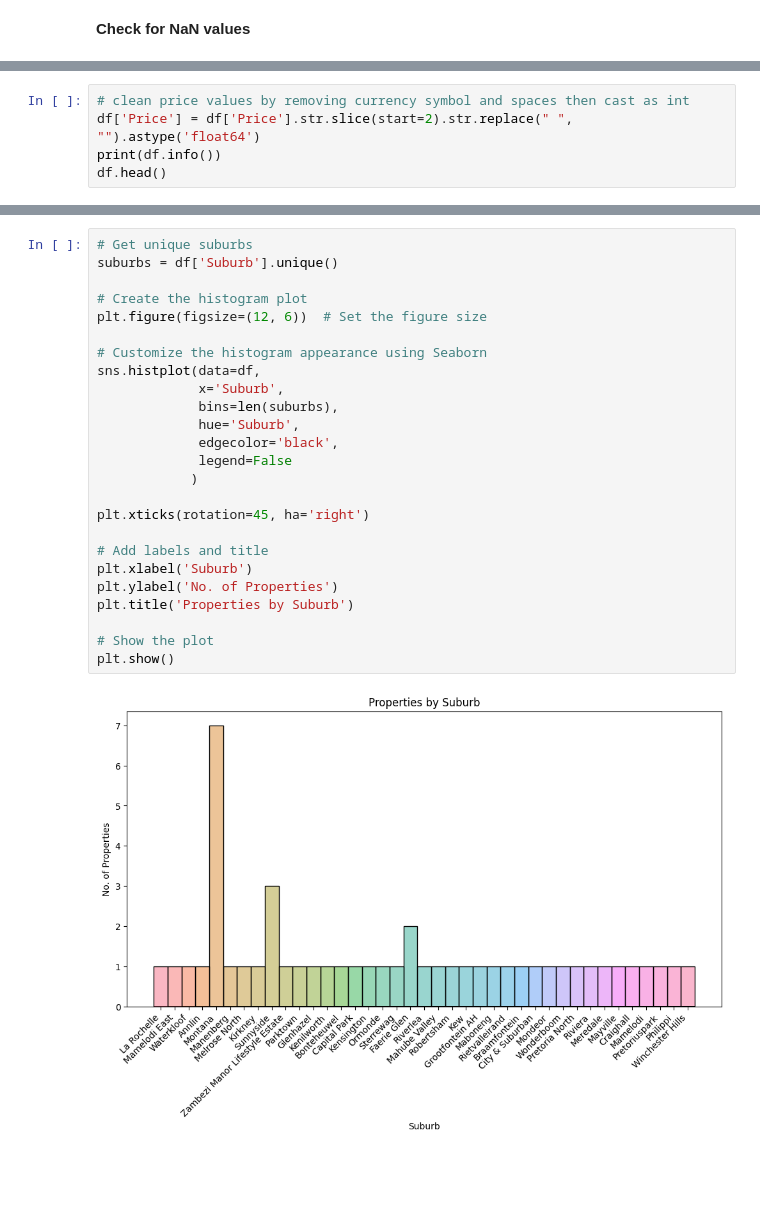
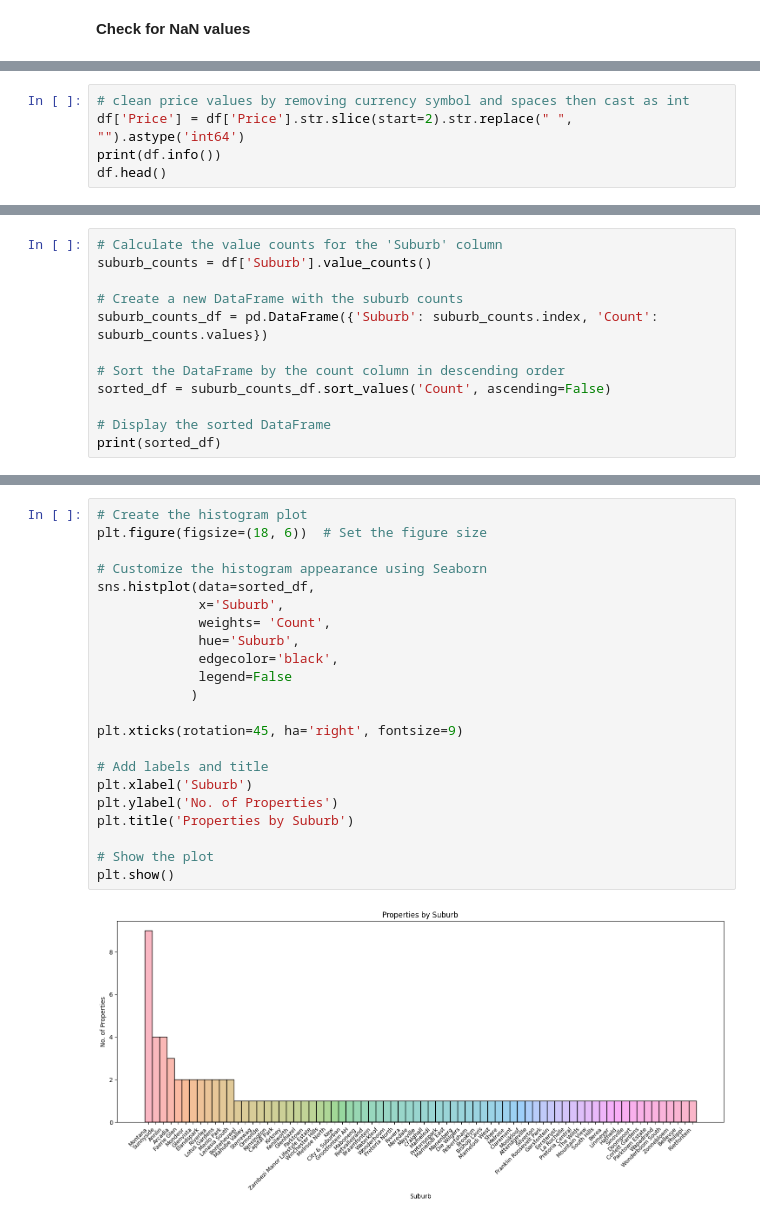
Before and after one commit to CoenMeintjes/PropScout, a Jupyter notebook: notebook.ipynb, the cells around one changed output, grey strips where cells are left out. Drawn from its saved outputs; the diff is of its cells as text; blank space fills up the shorter version.

Commit message:
Modified the suburb histogram to plot descending

```diff
--- a/notebook.ipynb
+++ b/notebook.ipynb
@@ -146,7 +142,7 @@ See the caveats in the documentation: https://pandas.pydata.org/pandas-docs/stab
 | 112637405 | R 829 000 | 2 Bedroom Apartment / flat for sa... | Apartment / Flat | 2.0 | 2.0 |
 # %%
 # clean price values by removing currency symbol and spaces then cast as int
-df['Price'] = df['Price'].str.slice(start=2).str.replace(" ", "").astype('float64')
+df['Price'] = df['Price'].str.slice(start=2).str.replace(" ", "").astype('int64')
 print(df.info())
 df.head()
 # %% [output]
@@ -241,0 +214,12 @@ Name: count, dtype: int64
+# %%
+# Calculate the value counts for the 'Suburb' column
+suburb_counts = df['Suburb'].value_counts()
+
+# Create a new DataFrame with the suburb counts
+suburb_counts_df = pd.DataFrame({'Suburb': suburb_counts.index, 'Count': suburb_counts.values})
+
+# Sort the DataFrame by the count column in descending order
+sorted_df = suburb_counts_df.sort_values('Count', ascending=False)
+
+# Display the sorted DataFrame
+print(sorted_df)
@@ -242,27 +241,24 @@ Name: count, dtype: int64
 # %%
-# Get unique suburbs
-suburbs = df['Suburb'].unique()
-
 # Create the histogram plot
-plt.figure(figsize=(12, 6))  # Set the figure size
+plt.figure(figsize=(18, 6))  # Set the figure size
 
 # Customize the histogram appearance using Seaborn
-sns.histplot(data=df,
+sns.histplot(data=sorted_df,
              x='Suburb',
-             bins=len(suburbs),
+             weights= 'Count',
              hue='Suburb',
              edgecolor='black',
              legend=False
             )
 
-plt.xticks(rotation=45, ha='right')
+plt.xticks(rotation=45, ha='right', fontsize=9)
 
 # Add labels and title
 plt.xlabel('Suburb')
 plt.ylabel('No. of Properties')
 plt.title('Properties by Suburb')
 
 # Show the plot
 plt.show()
 # %% [output]
-[figure, old version]
+[figure, new version]
```
Also changed, not shown: parts of 9 cells of this notebook.
